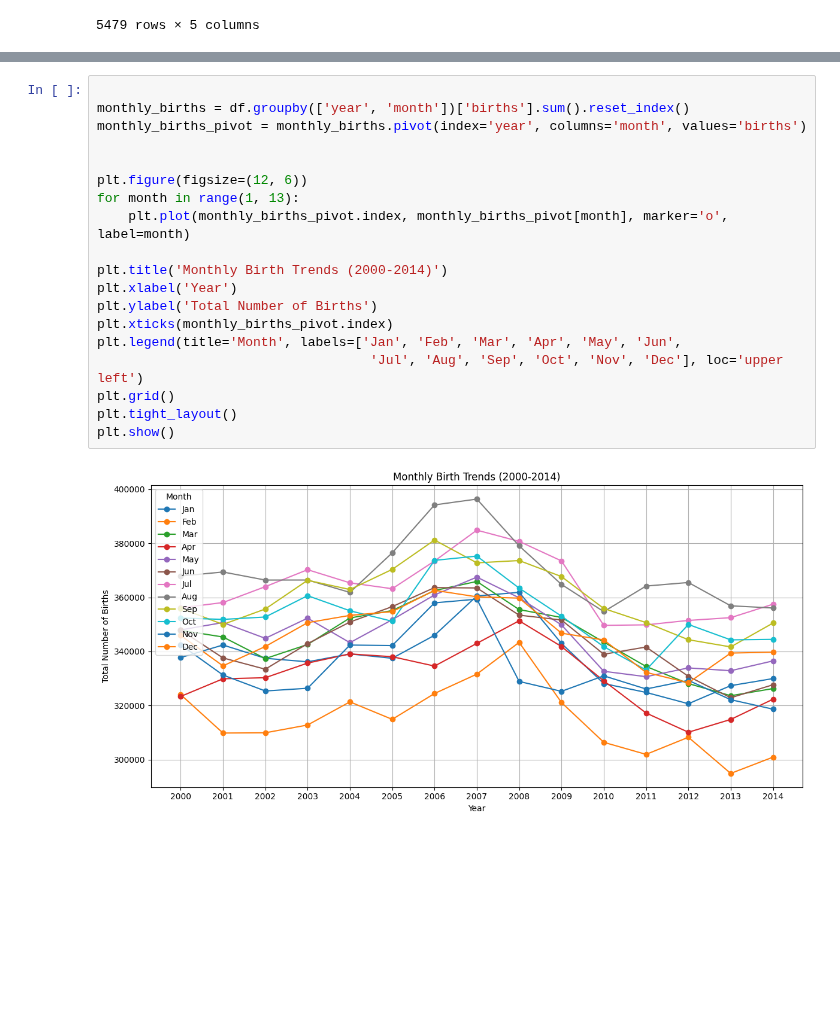
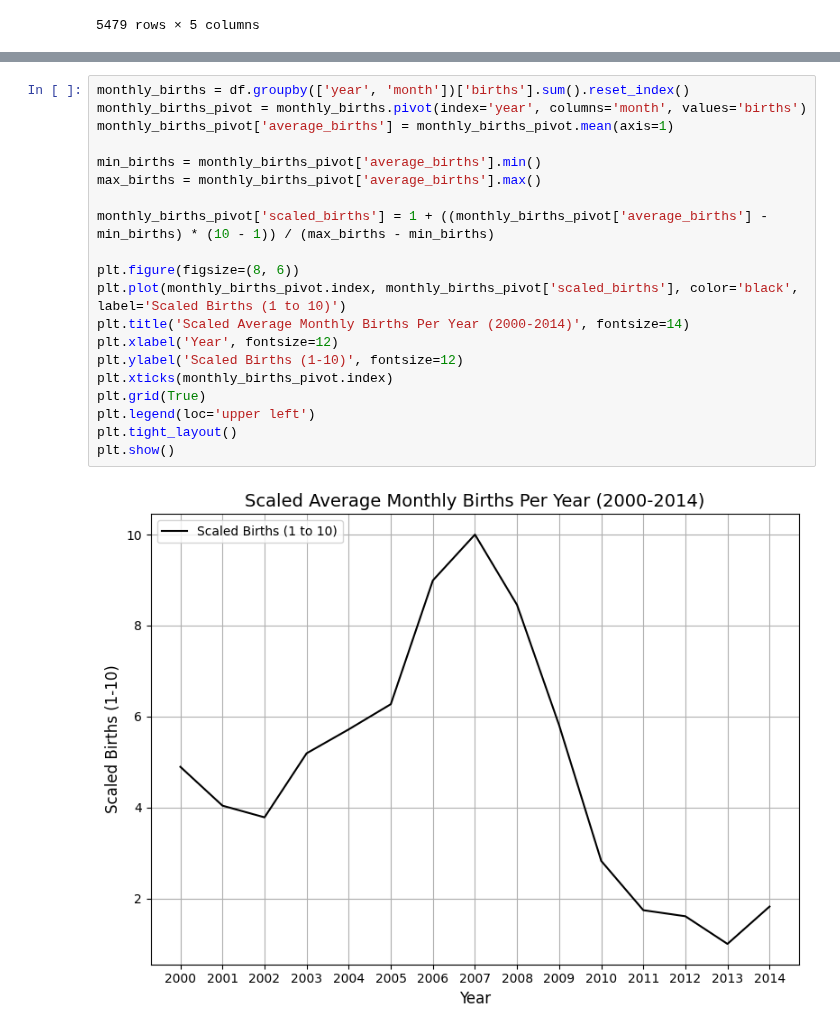
Before and after one commit to R-bna/sci-comp-ii-fall24, a Jupyter notebook: working/Hw week 1.ipynb, the cells around one changed output, grey strips where cells are left out. Drawn from its saved outputs; the diff is of its cells as text; blank space fills up the shorter version.

```diff
--- a/working/Hw week 1.ipynb
+++ b/working/Hw week 1.ipynb
@@ -63,21 +103,22 @@ plt.show()
 # %%
-
 monthly_births = df.groupby(['year', 'month'])['births'].sum().reset_index()
 monthly_births_pivot = monthly_births.pivot(index='year', columns='month', values='births')
+monthly_births_pivot['average_births'] = monthly_births_pivot.mean(axis=1)
 
+min_births = monthly_births_pivot['average_births'].min()
+max_births = monthly_births_pivot['average_births'].max()
 
-plt.figure(figsize=(12, 6))
-for month in range(1, 13):
-    plt.plot(monthly_births_pivot.index, monthly_births_pivot[month], marker='o', label=month)
+monthly_births_pivot['scaled_births'] = 1 + ((monthly_births_pivot['average_births'] - min_births) * (10 - 1)) / (max_births - min_births)
 
-plt.title('Monthly Birth Trends (2000-2014)')
-plt.xlabel('Year')
-plt.ylabel('Total Number of Births')
+plt.figure(figsize=(8, 6))
+plt.plot(monthly_births_pivot.index, monthly_births_pivot['scaled_births'], color='black', label='Scaled Births (1 to 10)')
+plt.title('Scaled Average Monthly Births Per Year (2000-2014)', fontsize=14)
+plt.xlabel('Year', fontsize=12)
+plt.ylabel('Scaled Births (1-10)', fontsize=12)
 plt.xticks(monthly_births_pivot.index)
-plt.legend(title='Month', labels=['Jan', 'Feb', 'Mar', 'Apr', 'May', 'Jun',
-                                   'Jul', 'Aug', 'Sep', 'Oct', 'Nov', 'Dec'], loc='upper left')
-plt.grid()
+plt.grid(True)
+plt.legend(loc='upper left')
 plt.tight_layout()
 plt.show()
 # %% [output]
-[figure, old version]
+[figure, new version]
```
Also changed, not shown: parts of 18 cells of this notebook.
